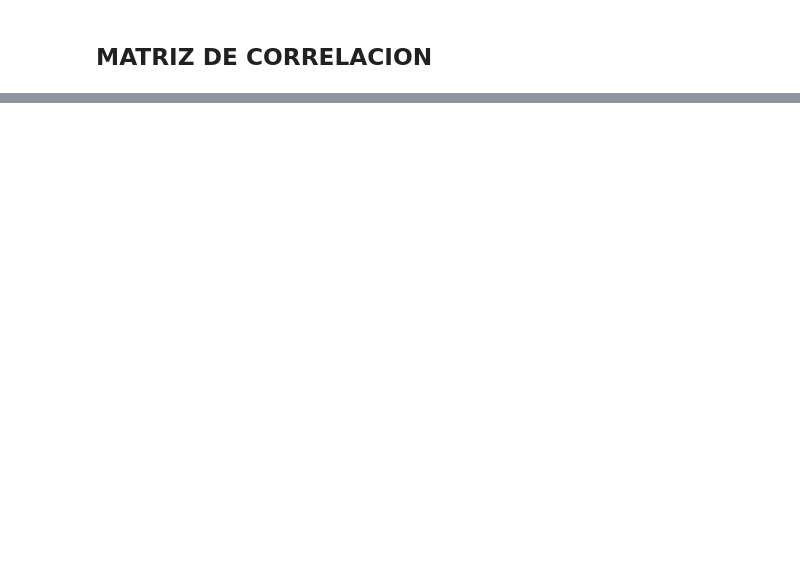
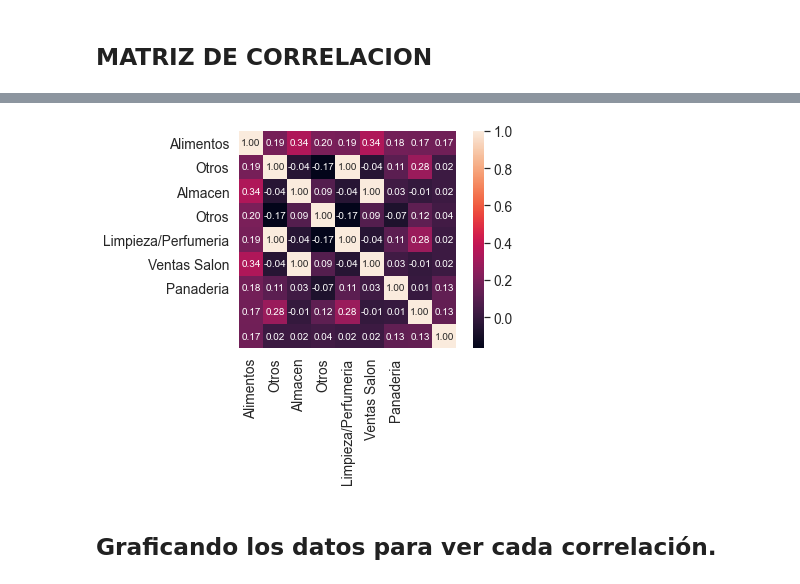
Before and after one commit to NestorDiazDataSC/Analisis-Ventas-en-Supermercados, a Jupyter notebook: Analisis Ventas Supermercados.ipynb, the cells around one changed output, grey strips where cells are left out. Drawn from its saved outputs; the diff is of its cells as text; code cells hidden in the pictures; blank space fills up the shorter version.

```diff
--- a/Analisis Ventas Supermercados.ipynb
+++ b/Analisis Ventas Supermercados.ipynb
@@ -121,0 +164,2 @@ sns.heatmap(Cormat, vmax=.8, square=True)
+# %%
+cols = Cormat.nlargest(K, "Alimentos")["Alimentos"].index
@@ -121,0 +172,3 @@ sns.heatmap(Cormat, vmax=.8, square=True)
+# %%
+# Definimos una nueva variable, haciendo la matriz mas chica para ver mejor las relaciones
+cm = np.corrcoef(df[cols].values.T)
@@ -121,0 +196,9 @@ sns.heatmap(Cormat, vmax=.8, square=True)
+# %%
+sns.set(font_scale=1.25) # Tamaño de la fuente del grafico
+# %%
+hm = sns.heatmap(cm, cbar=True, annot=True, square=True, fmt=".2f", annot_kws={"size":10,}, yticklabels=cols.values, xticklabels=cols.values)
+plt.show()
+# %% [output]
+[figure, added]
+# %% [markdown]
+## Graficando los datos para ver cada correlación.
```
Also changed, not shown: parts of 24 cells of this notebook.
